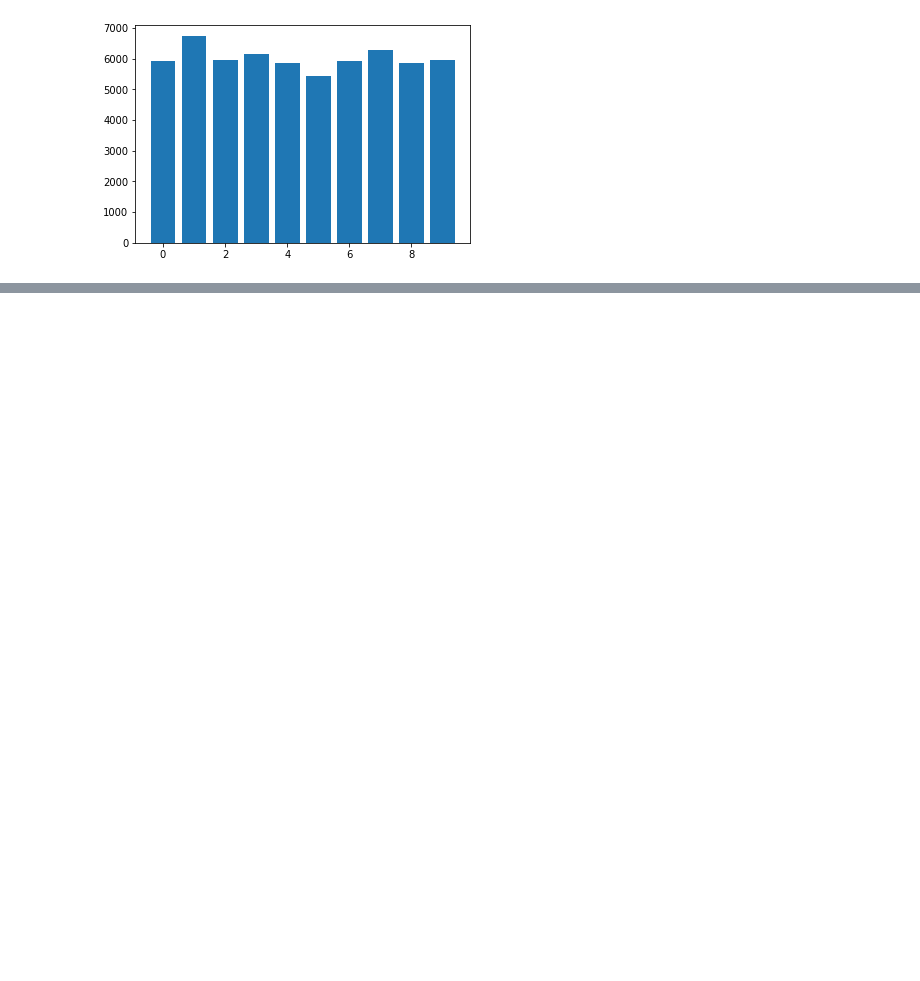
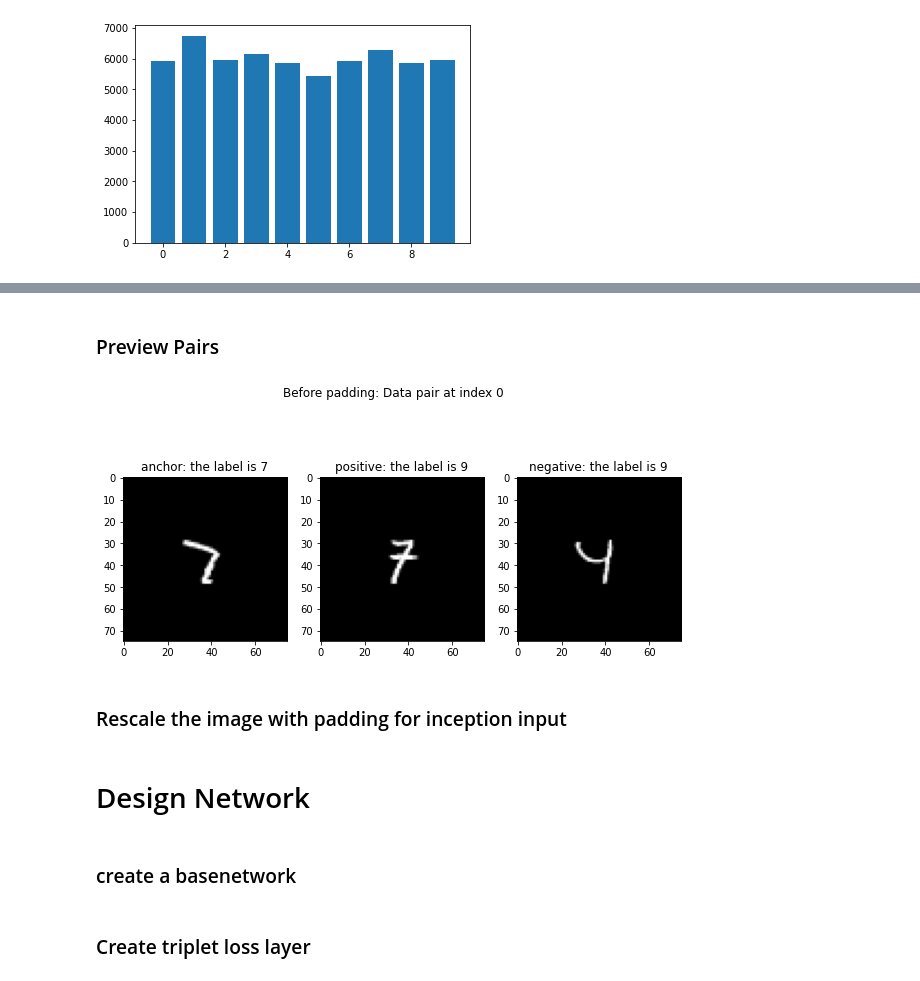
Before and after one commit to robotstech/similarity-ml, a Jupyter notebook: main.ipynb, the cells around one changed output, grey strips where cells are left out. Cells and saved outputs as stored; diff of their text form; code cells hidden in the pictures; blank space fills up the shorter version.

```diff
--- a/main.ipynb
+++ b/main.ipynb
@@ -6 +27,8 @@
+# %%
+EPOCHS = 32
+BATCH_SIZE = 32
+NUM_TRAIN_IMAGES = 1000
+IMAGE_SHAPE = (75, 75)
+
+NUM_TEST_IMAGES = max(BATCH_SIZE, NUM_TRAIN_IMAGES * .25)
 # %% [markdown]
@@ -41,0 +161,29 @@ hello
+# %% [markdown]
+### Preview Pairs
+# %%
+index = np.random.randint(sample_pairs[0].shape[0])
+
+plt.figure(figsize=(10, 5))
+plt.suptitle(f'Before padding: Data pair at index {index}')
+
+plt.subplot(131)
+plt.title(f"anchor: the label is {y_train[sample_pairs_index[index, 0]]}")
+plt.imshow(sample_pairs[0][index, :, :, 0], cmap="gray")
+
+plt.subplot(132)
+plt.title(f"positive: the label is {y_train[sample_pairs_index[index, 1]]}")
+plt.imshow(sample_pairs[1][index, :, :, 0], cmap="gray")
+
+plt.subplot(133)
+plt.title(f"negative: the label is {y_train[sample_pairs_index[index, 2]]}")
+plt.imshow(sample_pairs[2][index, :, :, 0], cmap="gray")
+
+plt.show()
+# %% [output]
+[figure, added]
+# %% [markdown]
+### Rescale the image with padding for inception input
+# %% [markdown]
+# Design Network
+# %% [markdown]
+### create a basenetwork
@@ -41,0 +234,2 @@ hello
+# %% [markdown]
+### Create triplet loss layer
```
Also changed, not shown: parts of 51 cells of this notebook.
